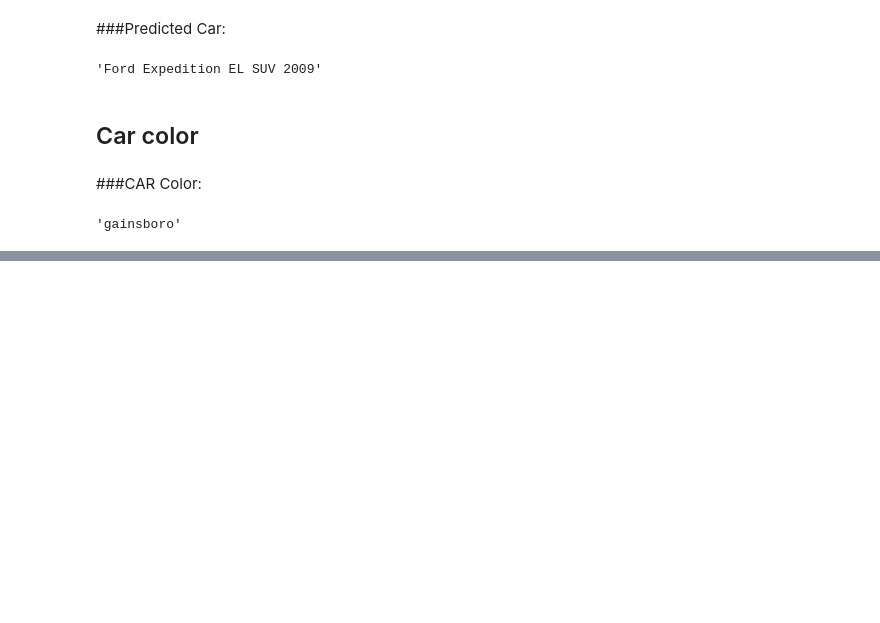
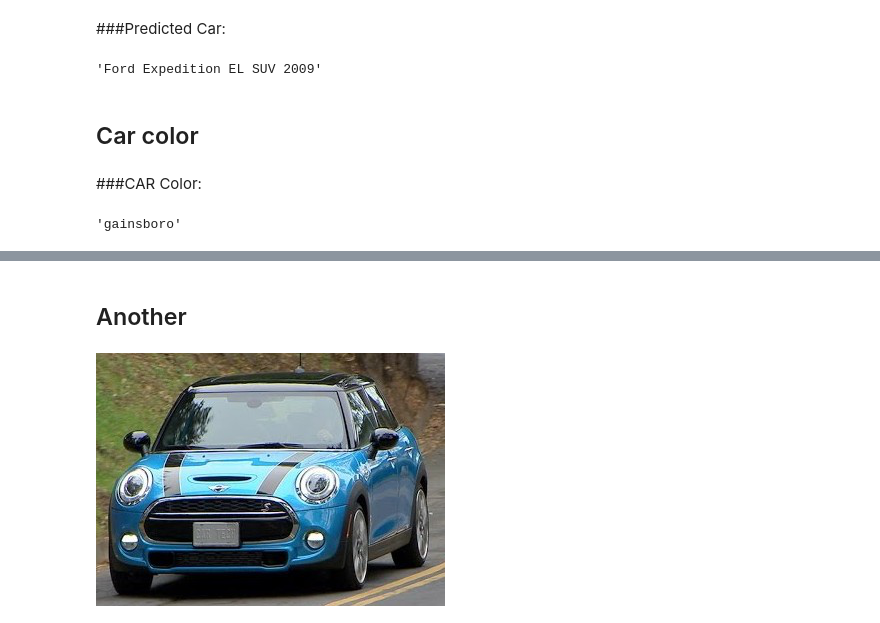
Before and after one commit to abishekabi/amber-detector, a Jupyter notebook: Experiment_car_make_model_classifier.ipynb, the cells around one changed output, grey strips where cells are left out. Saved outputs shown, nothing was run; the diff lists cells and outputs as text; code cells hidden in the pictures; blank space fills up the shorter version.

```diff
--- a/Experiment_car_make_model_classifier.ipynb
+++ b/Experiment_car_make_model_classifier.ipynb
@@ -284,0 +324,8 @@ display(Markdown("###CAR Color: "), color_name)
+# %% [markdown]
+## Another
+# %%
+pred_img_file = "car_data/car_data/prediction/mini-cooper.jpg"
+im_pred=open_image(pred_img_file)
+im_pred
+# %% [output]
+[figure, added]
```
Also changed, not shown: parts of 5 cells of this notebook.
